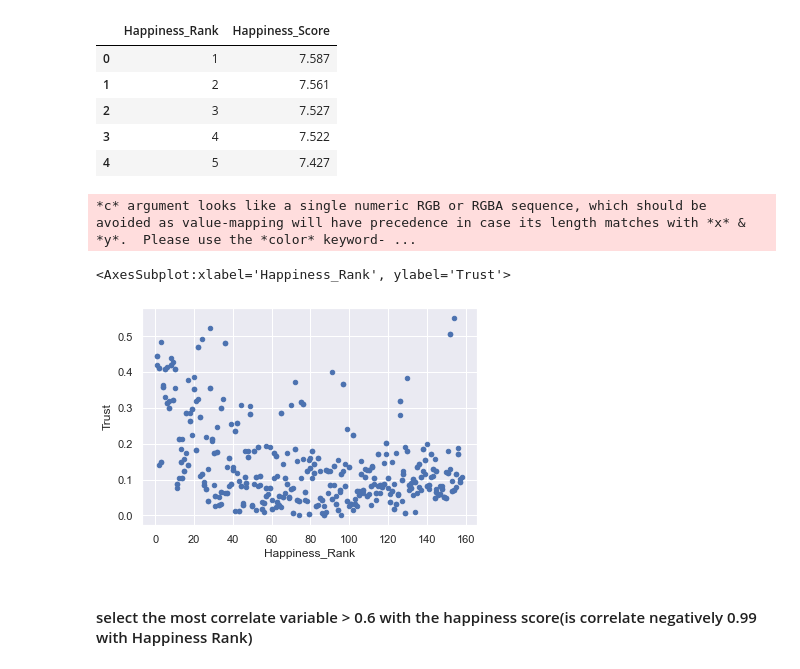
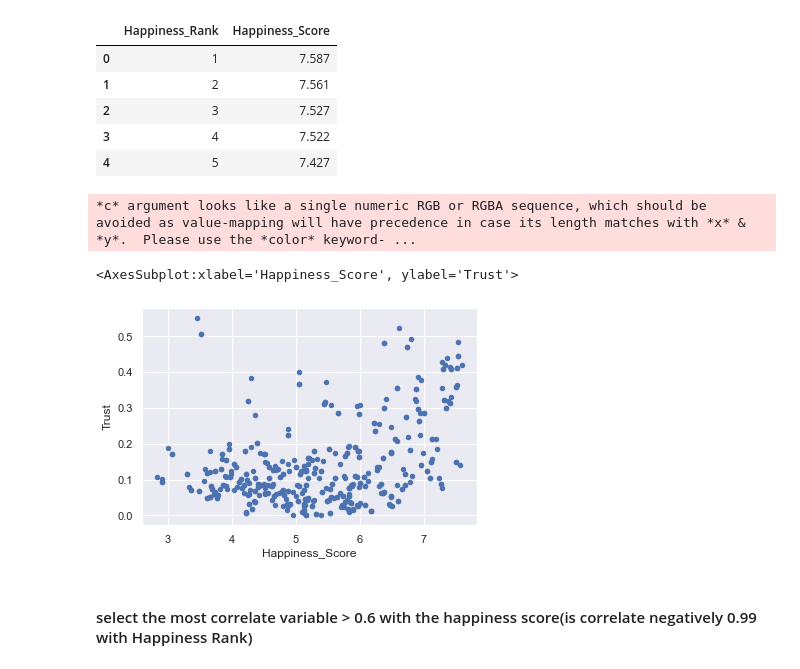
Before and after one commit to aalouane/DataScience-Projects, a Jupyter notebook: hapinness score/hapiness_score.ipynb, the cells around one changed output. Drawn from its saved outputs; the diff is of its cells as text; code cells hidden in the pictures.

Commit message:
Project hapiness_score 10-09-2022 3

```diff
--- a/hapinness score/hapiness_score.ipynb
+++ b/hapinness score/hapiness_score.ipynb
@@ -258,11 +258,11 @@ happiness[['Happiness_Rank', 'Happiness_Score']].head()
 | 3 | 4 | 7.522 |
 | 4 | 5 | 7.427 |
 # %%
-happiness.plot(x='Happiness_Rank', y='Trust', kind='scatter')
+happiness.plot(x='Happiness_Score', y='Trust', kind='scatter')
 # %% [output]
 *c* argument looks like a single numeric RGB or RGBA sequence, which should be avoided as value-mapping will have precedence in case its length matches with *x* & *y*.  Please use the *color* keyword- ...
-<AxesSubplot:xlabel='Happiness_Rank', ylabel='Trust'>
+<AxesSubplot:xlabel='Happiness_Score', ylabel='Trust'>
-[figure, old version]
+[figure, new version]
 # %% [markdown]
 #### select the most correlate variable > 0.6 with the happiness score(is correlate negatively 0.99 with Happiness Rank)
 # %%
```
Also changed, not shown: parts of 12 cells of this notebook.
